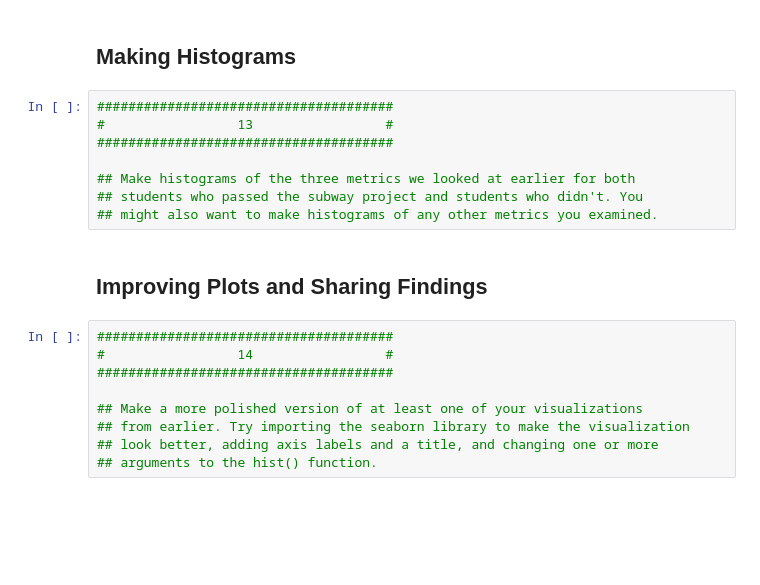
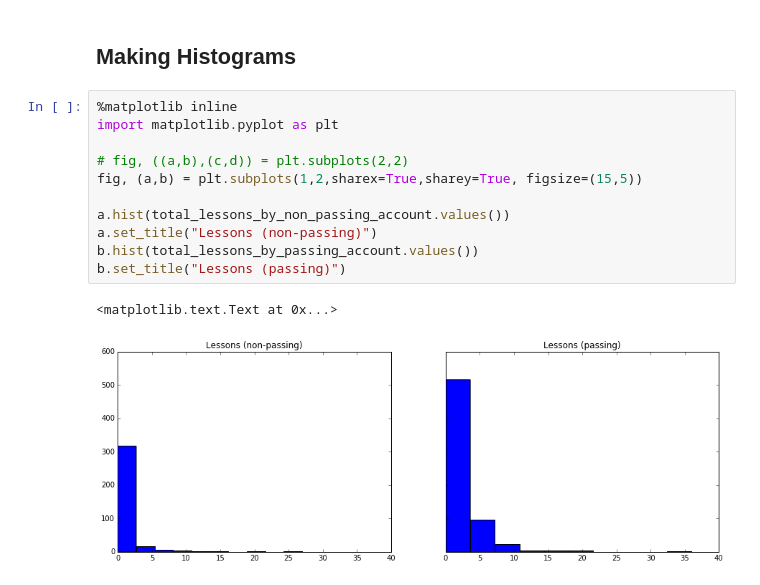
Before and after one commit to mtremsal/courses, a Jupyter notebook: ud170/notebook1.ipynb, the cells around one changed output. Drawn from its saved outputs; the diff is of its cells as text; blank space fills up the shorter version.

Commit message:
Complete Lesson 1 of Data Analysis Course

```diff
--- a/ud170/notebook1.ipynb
+++ b/ud170/notebook1.ipynb
@@ -418,21 +450,16 @@ Maximum: 27
 # %% [markdown]
 ## Making Histograms
-# %%
-######################################
-#                 13                 #
-######################################
-
-## Make histograms of the three metrics we looked at earlier for both
-## students who passed the subway project and students who didn't. You
-## might also want to make histograms of any other metrics you examined.
-# %% [markdown]
-## Improving Plots and Sharing Findings
-# %%
-######################################
-#                 14                 #
-######################################
-
-## Make a more polished version of at least one of your visualizations
-## from earlier. Try importing the seaborn library to make the visualization
-## look better, adding axis labels and a title, and changing one or more
-## arguments to the hist() function.
+# %%
+%matplotlib inline
+import matplotlib.pyplot as plt
+
+# fig, ((a,b),(c,d)) = plt.subplots(2,2)
+fig, (a,b) = plt.subplots(1,2,sharex=True,sharey=True, figsize=(15,5))
+
+a.hist(total_lessons_by_non_passing_account.values())
+a.set_title("Lessons (non-passing)")
+b.hist(total_lessons_by_passing_account.values())
+b.set_title("Lessons (passing)")
+# %% [output]
+<matplotlib.text.Text at 0x...>
+[figure, added]
```
Also changed, not shown: parts of 5 cells of this notebook.
